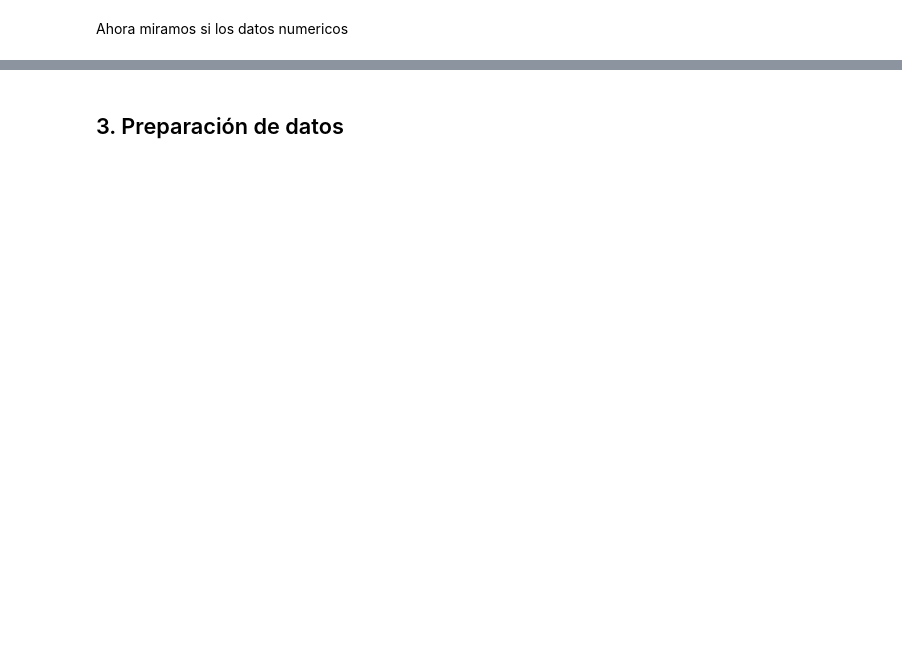
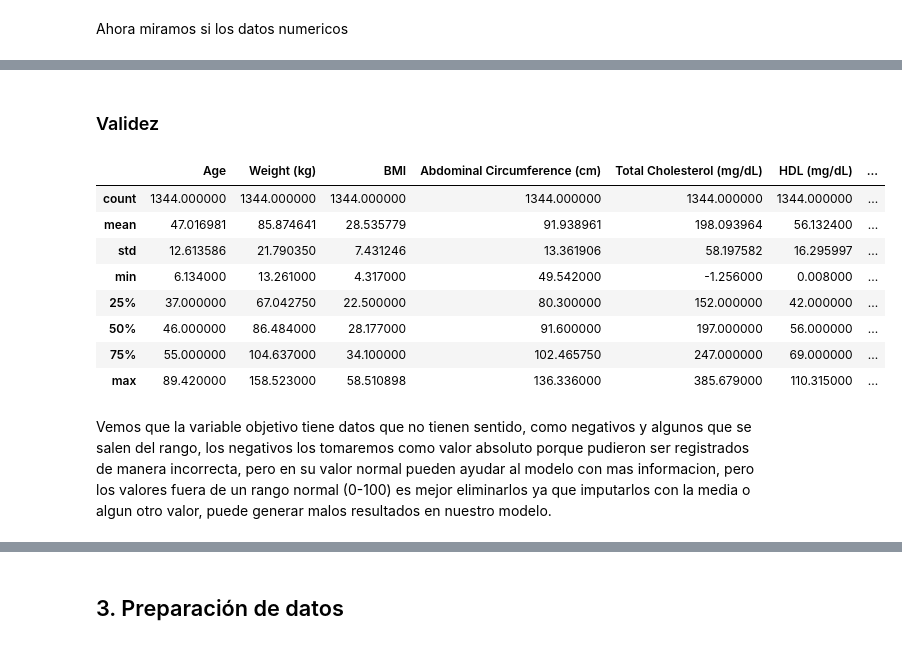
Before and after one commit to damantri/Lab1, a Jupyter notebook: Lab1.ipynb, the cells around one changed output, grey strips where cells are left out. Drawn from its saved outputs; the diff is of its cells as text; code cells hidden in the pictures; blank space fills up the shorter version.

Commit message:
Validez

```diff
--- a/Lab1.ipynb
+++ b/Lab1.ipynb
@@ -277,0 +280,16 @@ Estimated LDL (mg/dL): valores NO numéricos = 0
+# %% [markdown]
+### Validez
+# %%
+data_copy.describe()
+# %% [output]
+|  | Age | Weight (kg) | BMI | Abdominal Circumference (cm) | Total Cholesterol (mg/dL) | HDL (mg/dL) | ... |
+| count | 1344.000000 | 1344.000000 | 1344.000000 | 1344.000000 | 1344.000000 | 1344.000000 | ... |
+| mean | 47.016981 | 85.874641 | 28.535779 | 91.938961 | 198.093964 | 56.132400 | ... |
+| std | 12.613586 | 21.790350 | 7.431246 | 13.361906 | 58.197582 | 16.295997 | ... |
+| min | 6.134000 | 13.261000 | 4.317000 | 49.542000 | -1.256000 | 0.008000 | ... |
+| 25% | 37.000000 | 67.042750 | 22.500000 | 80.300000 | 152.000000 | 42.000000 | ... |
+| 50% | 46.000000 | 86.484000 | 28.177000 | 91.600000 | 197.000000 | 56.000000 | ... |
+| 75% | 55.000000 | 104.637000 | 34.100000 | 102.465750 | 247.000000 | 69.000000 | ... |
+| max | 89.420000 | 158.523000 | 58.510898 | 136.336000 | 385.679000 | 110.315000 | ... |
+# %% [markdown]
+Vemos que la variable objetivo tiene datos que no tienen sentido, como negativos y algunos que se salen del rango, los negativos los tomaremos como valor absoluto porque pudieron ser registrados de manera incorrecta, pero en su valor normal pueden ayudar al modelo con mas informacion, pero los valores fuera de un rango normal (0-100) es mejor eliminarlos ya que imputarlos con la media o algun otro valor, puede generar malos resultados en nuestro modelo.
```
Also changed, not shown: parts of 16 cells of this notebook.
